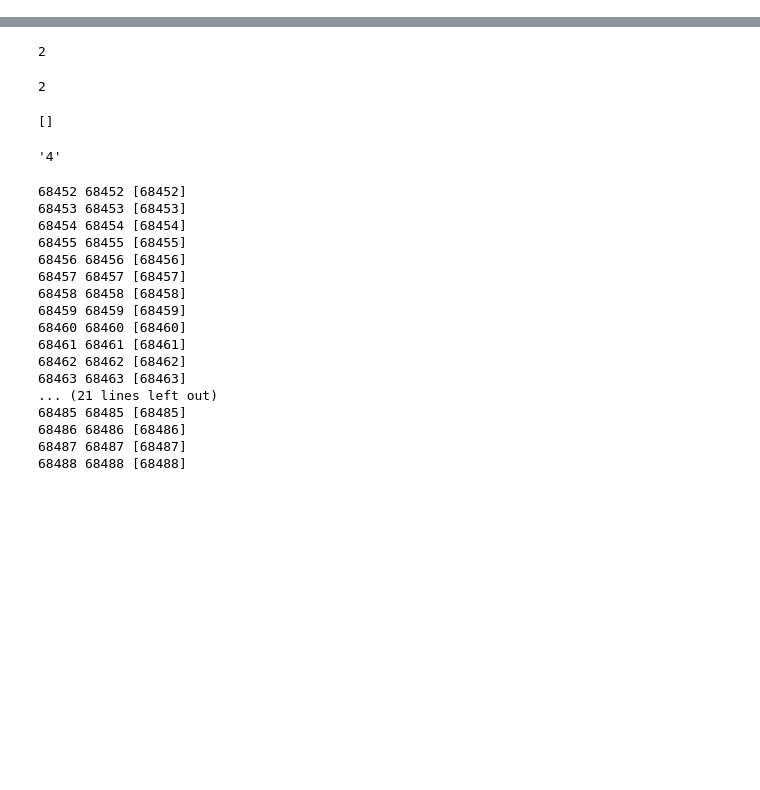
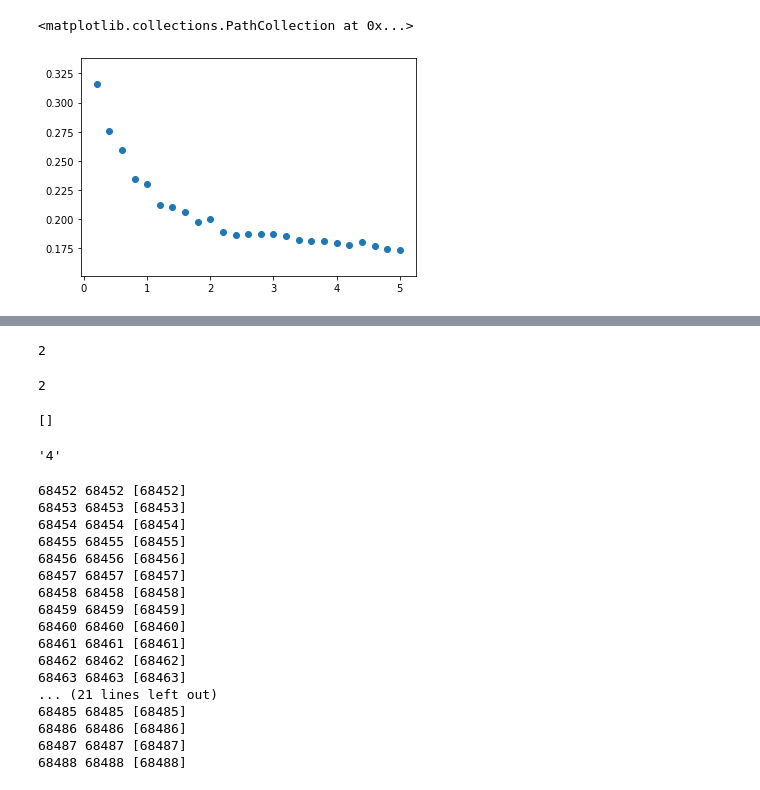
Before and after one commit to BryceEakin/COVID, a Jupyter notebook: Model Prototyping.ipynb, the cells around one changed output, grey strips where cells are left out. Cells and saved outputs as stored; diff of their text form; code cells hidden in the pictures; blank space fills up the shorter version.

```diff
--- a/Model Prototyping.ipynb
+++ b/Model Prototyping.ipynb
@@ -43,0 +138,5 @@ mt
+# %%
+plt.scatter(v_x, v_loss)
+# %% [output]
+<matplotlib.collections.PathCollection at 0x...>
+[figure, added]
```
Also changed, not shown: parts of 15 cells of this notebook, 3 other files.
